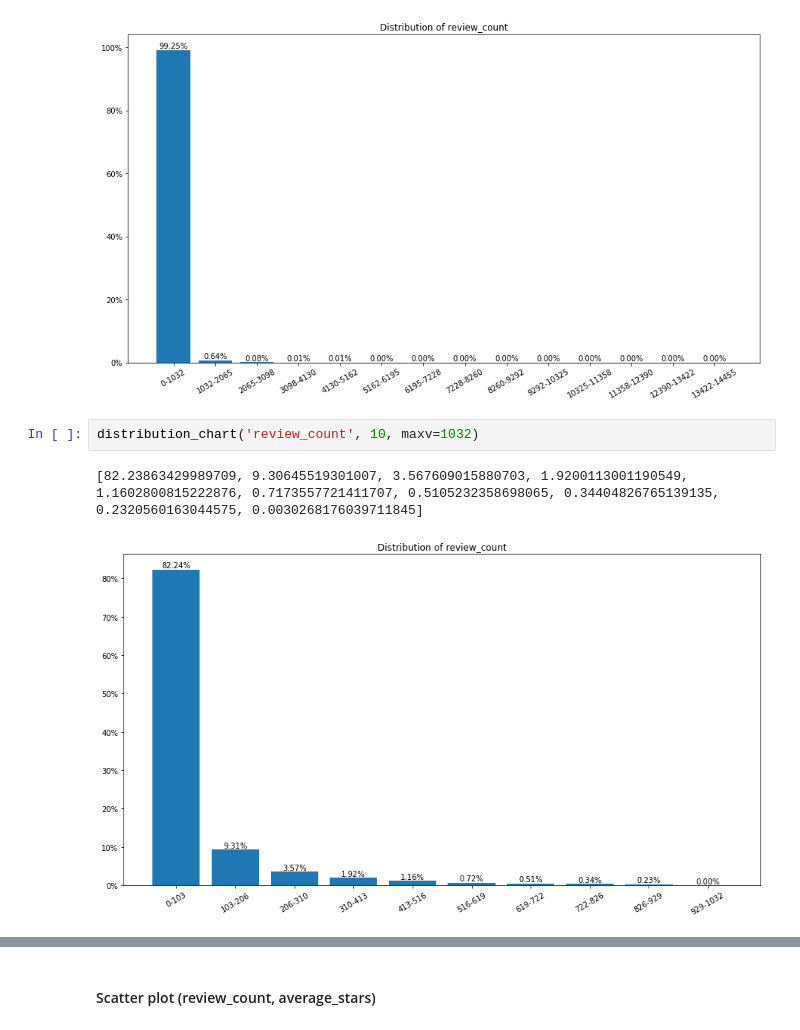
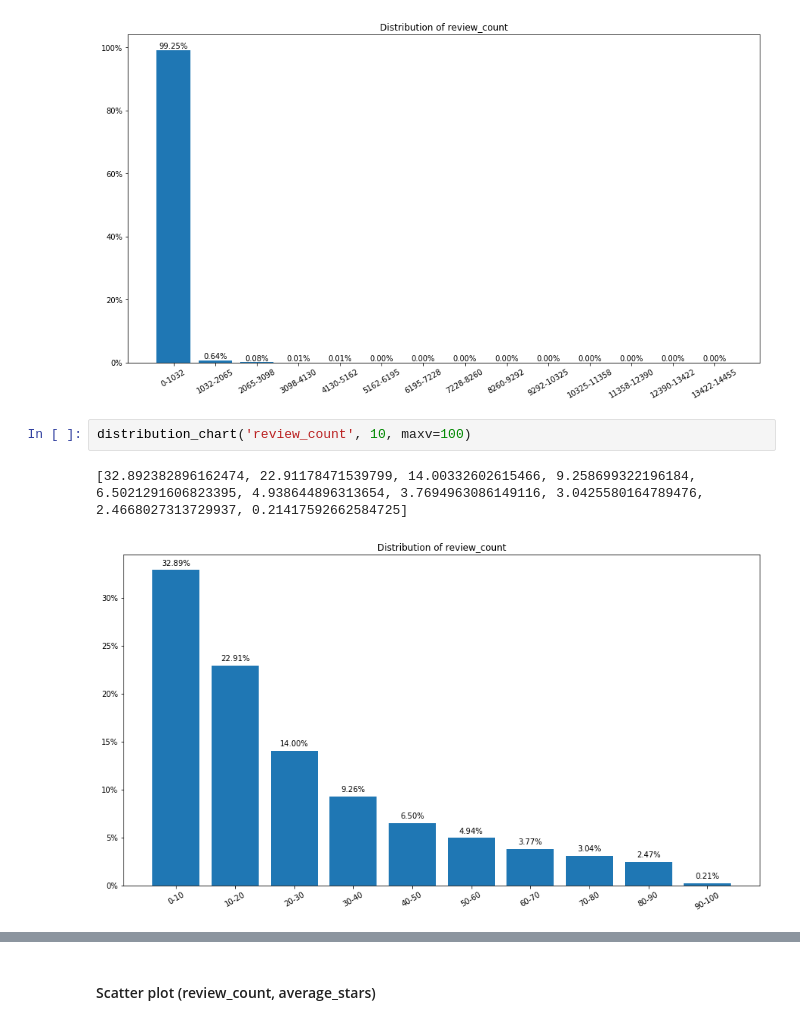
Before and after one commit to lorenzovngl/analysis-of-yelp-open-dataset, a Jupyter notebook: notebooks/user.ipynb, the cells around one changed output, grey strips where cells are left out. Drawn from its saved outputs; the diff is of its cells as text.

```diff
--- a/notebooks/user.ipynb
+++ b/notebooks/user.ipynb
@@ -97,7 +97,7 @@ distribution_chart('review_count', 14)
 [99.251, 0.638, 0.078, 0.015, 0.01, 0.001, 0.003, 0.0, 0.0, 0.001, 0.0, 0.002, 0.0, 0.001]
 [figure]
 # %%
-distribution_chart('review_count', 10, maxv=1032)
+distribution_chart('review_count', 10, maxv=100)
 # %% [output]
-[82.23863429989709, 9.30645519301007, 3.567609015880703, 1.9200113001190549, 1.1602800815222876, 0.7173557721411707, 0.5105232358698065, 0.34404826765139135, 0.2320560163044575, 0.0030268176039711845]
+[32.892382896162474, 22.91178471539799, 14.00332602615466, 9.258699322196184, 6.5021291606823395, 4.938644896313654, 3.7694963086149116, 3.0425580164789476, 2.4668027313729937, 0.21417592662584725]
-[figure, old version]
+[figure, new version]
```
Also changed, not shown: parts of 4 cells of this notebook, 5 other files.
